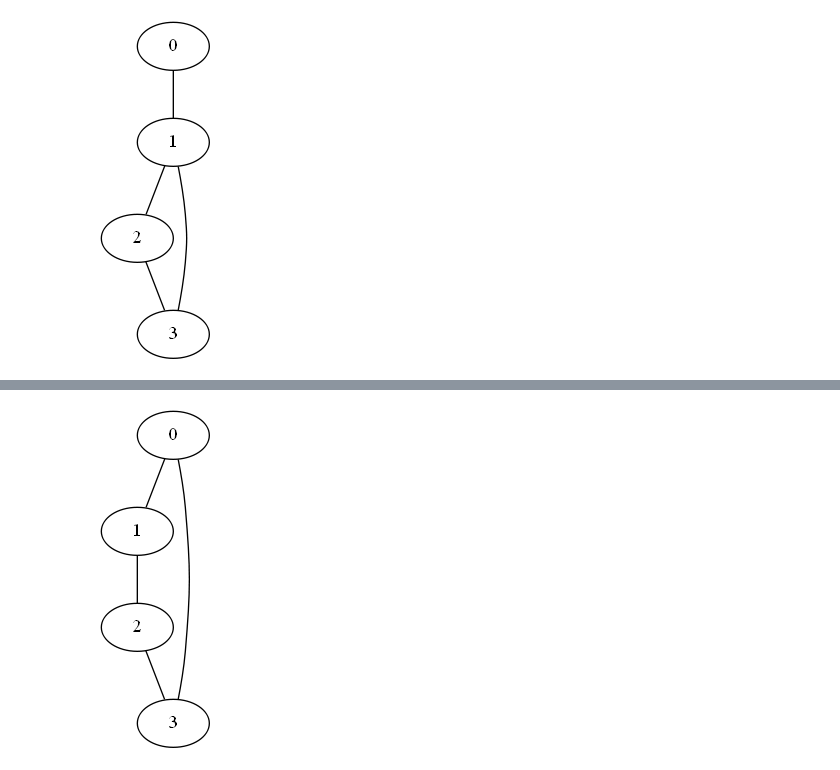
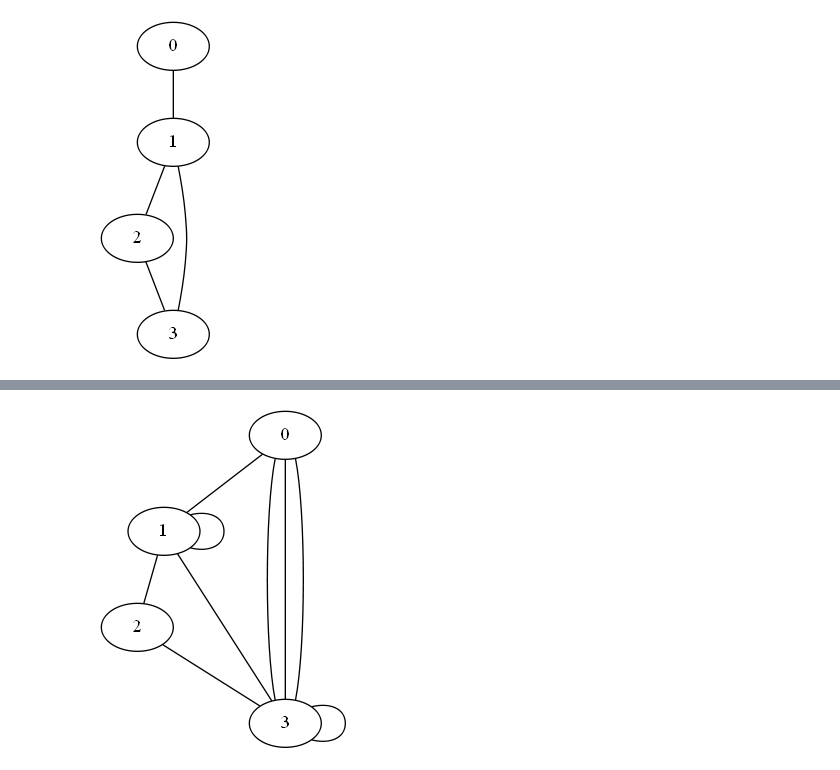
Before and after one commit to adrinfer/Grafos-Jupyter-Notebook, a Jupyter notebook: prueba1.ipynb, the cells around one changed output, grey strips where cells are left out. Saved outputs shown, nothing was run; the diff lists cells and outputs as text; code cells hidden in the pictures.

```diff
--- a/prueba1.ipynb
+++ b/prueba1.ipynb
@@ -93,11 +88,10 @@ draw(G, show='ipynb')
 # %%
-
-G = np.array([[0,0,0,1],
-              [1,0,0,0],
-              [0,1,0,1],
-              [0,0,1,0]])
-
-G = nx.from_numpy_matrix(G)
+array = np.array([[0,1,0,3],
+                  [0,1,1,1],
+                  [0,0,0,1],
+                  [0,0,0,1]])
+"""Para poder mostrar las aristas multiples se debe poner 'parallel_edges = True' y  'create_using = nx.MultiGraph()'"""
+G = nx.from_numpy_matrix(array, parallel_edges = True, create_using = nx.MultiGraph())
 draw(G, show='ipynb')
 # %% [output]
-[figure, old version]
+[figure, new version]
```
Also changed, not shown: parts of 8 cells of this notebook.
